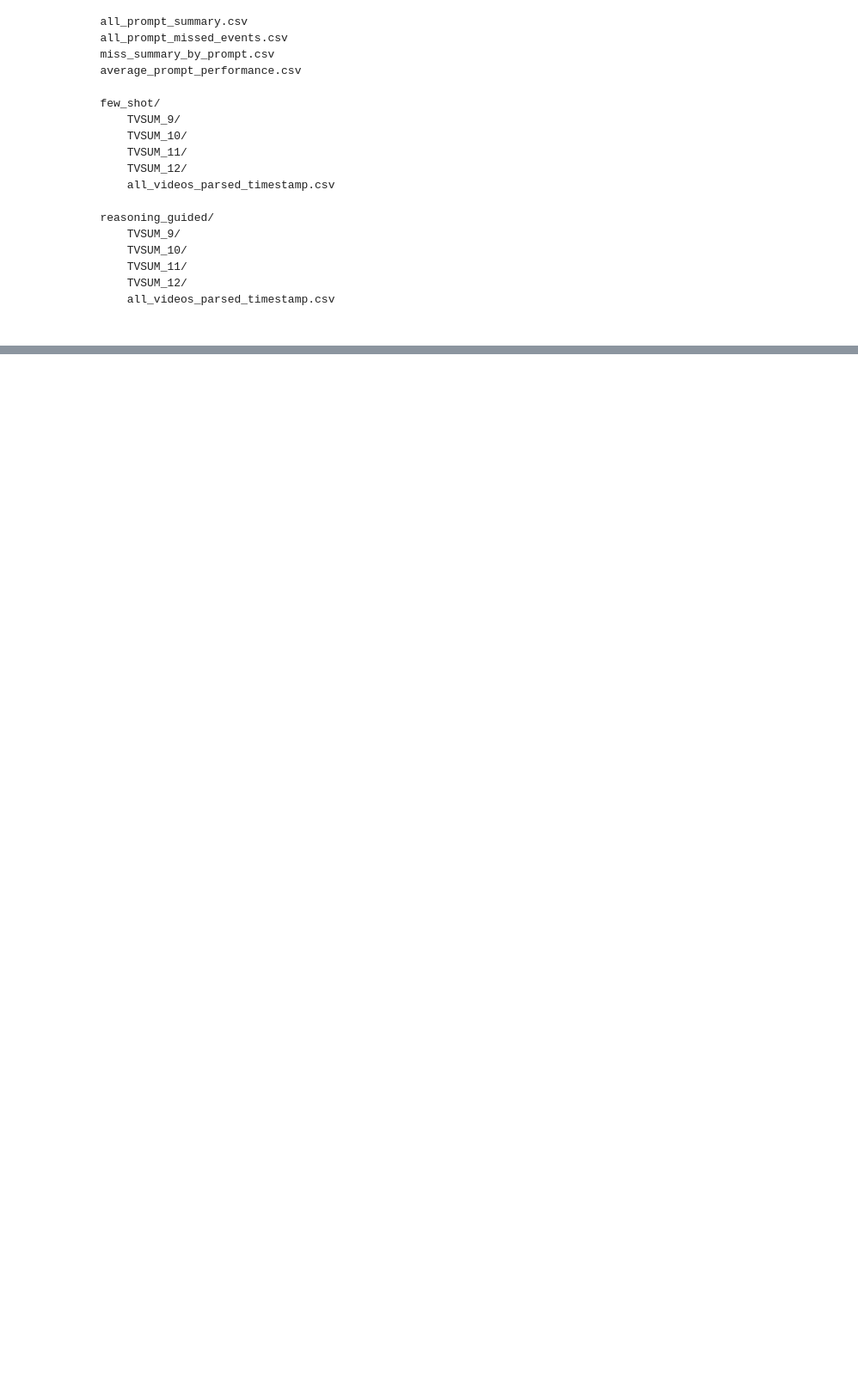
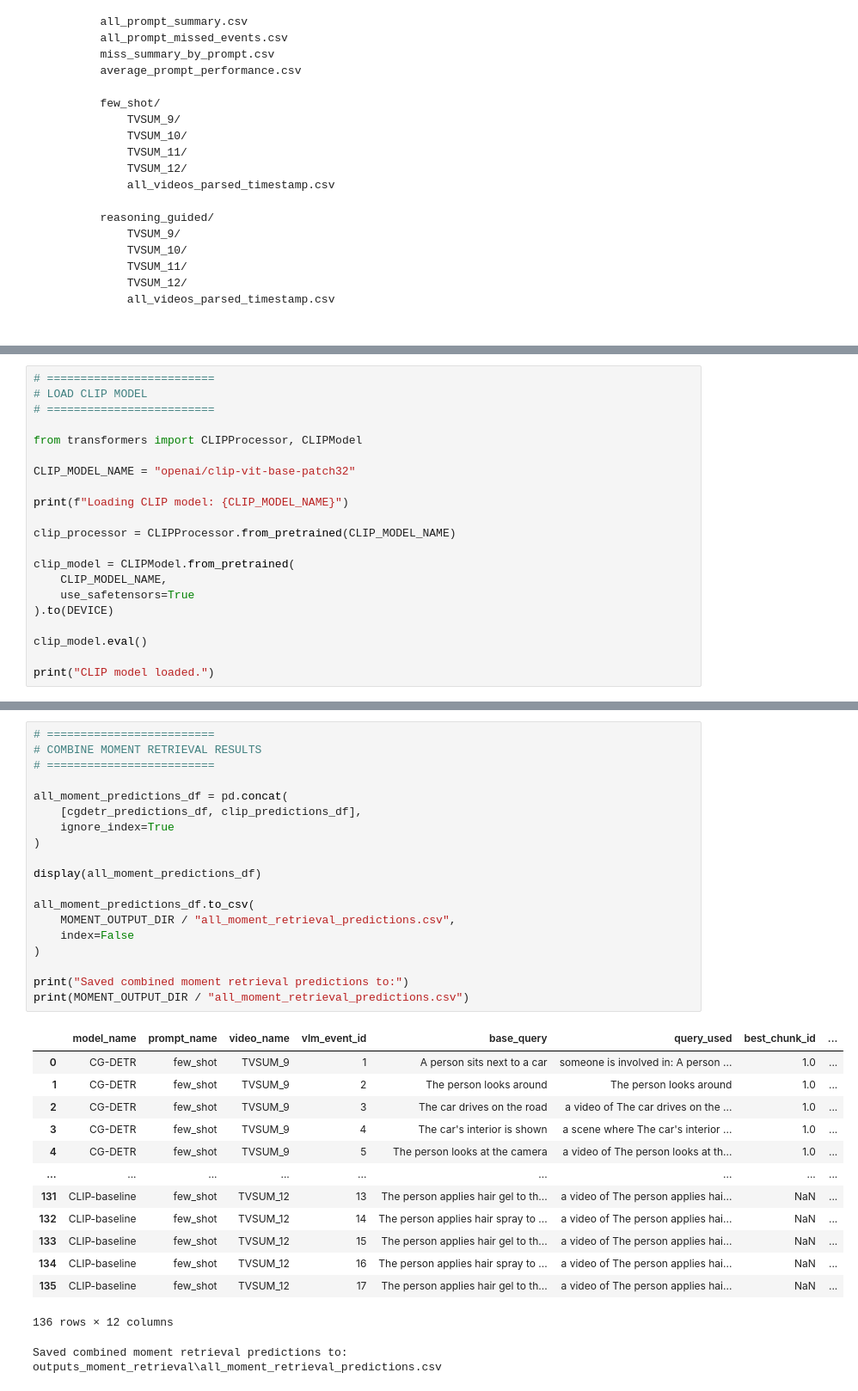
Before and after one commit to AlbinoLoaf/cv_grp3_2026, a Jupyter notebook: vlm_event_detection_group3.ipynb, the cells around one changed output, grey strips where cells are left out. Shown at 86% size. Drawn from its saved outputs; the diff is of its cells as text; blank space fills up the shorter version.

```diff
--- a/vlm_event_detection_group3.ipynb
+++ b/vlm_event_detection_group3.ipynb
@@ -2175,0 +2703,21 @@ outputs_vlm_event_detection/
+# %%
+# =========================
+# LOAD CLIP MODEL
+# =========================
+
+from transformers import CLIPProcessor, CLIPModel
+
+CLIP_MODEL_NAME = "openai/clip-vit-base-patch32"
+
+print(f"Loading CLIP model: {CLIP_MODEL_NAME}")
+
+clip_processor = CLIPProcessor.from_pretrained(CLIP_MODEL_NAME)
+
+clip_model = CLIPModel.from_pretrained(
+    CLIP_MODEL_NAME,
+    use_safetensors=True
+).to(DEVICE)
+
+clip_model.eval()
+
+print("CLIP model loaded.")
@@ -2175,0 +2978,35 @@ outputs_vlm_event_detection/
+# %%
+# =========================
+# COMBINE MOMENT RETRIEVAL RESULTS
+# =========================
+
+all_moment_predictions_df = pd.concat(
+    [cgdetr_predictions_df, clip_predictions_df],
+    ignore_index=True
+)
+
+display(all_moment_predictions_df)
+
+all_moment_predictions_df.to_csv(
+    MOMENT_OUTPUT_DIR / "all_moment_retrieval_predictions.csv",
+    index=False
+)
+
+print("Saved combined moment retrieval predictions to:")
+print(MOMENT_OUTPUT_DIR / "all_moment_retrieval_predictions.csv")
+# %% [output]
+|  | model_name | prompt_name | video_name | vlm_event_id | base_query | query_used | best_chunk_id | ... |
+| 0 | CG-DETR | few_shot | TVSUM_9 | 1 | A person sits next to a car | someone is involved in: A person ... | 1.0 | ... |
+| 1 | CG-DETR | few_shot | TVSUM_9 | 2 | The person looks around | The person looks around | 1.0 | ... |
+| 2 | CG-DETR | few_shot | TVSUM_9 | 3 | The car drives on the road | a video of The car drives on the ... | 1.0 | ... |
+| 3 | CG-DETR | few_shot | TVSUM_9 | 4 | The car's interior is shown | a scene where The car's interior ... | 1.0 | ... |
+| 4 | CG-DETR | few_shot | TVSUM_9 | 5 | The person looks at the camera | a video of The person looks at th... | 1.0 | ... |
+| ... | ... | ... | ... | ... | ... | ... | ... | ... |
+| 131 | CLIP-baseline | few_shot | TVSUM_12 | 13 | The person applies hair gel to th... | a video of The person applies hai... | NaN | ... |
+| 132 | CLIP-baseline | few_shot | TVSUM_12 | 14 | The person applies hair spray to ... | a video of The person applies hai... | NaN | ... |
+| 133 | CLIP-baseline | few_shot | TVSUM_12 | 15 | The person applies hair gel to th... | a video of The person applies hai... | NaN | ... |
+| 134 | CLIP-baseline | few_shot | TVSUM_12 | 16 | The person applies hair spray to ... | a video of The person applies hai... | NaN | ... |
+| 135 | CLIP-baseline | few_shot | TVSUM_12 | 17 | The person applies hair gel to th... | a video of The person applies hai... | NaN | ... |
+136 rows × 12 columns
+Saved combined moment retrieval predictions to:
+outputs_moment_retrieval\all_moment_retrieval_predictions.csv
```
Also changed, not shown: parts of 32 cells of this notebook.
